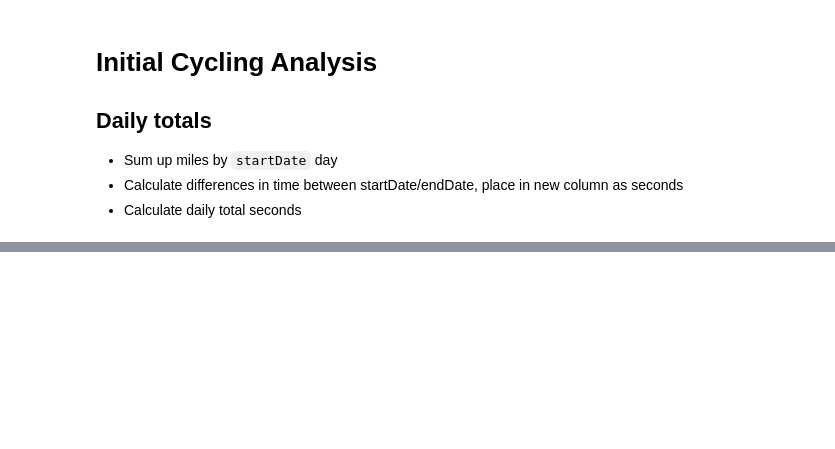
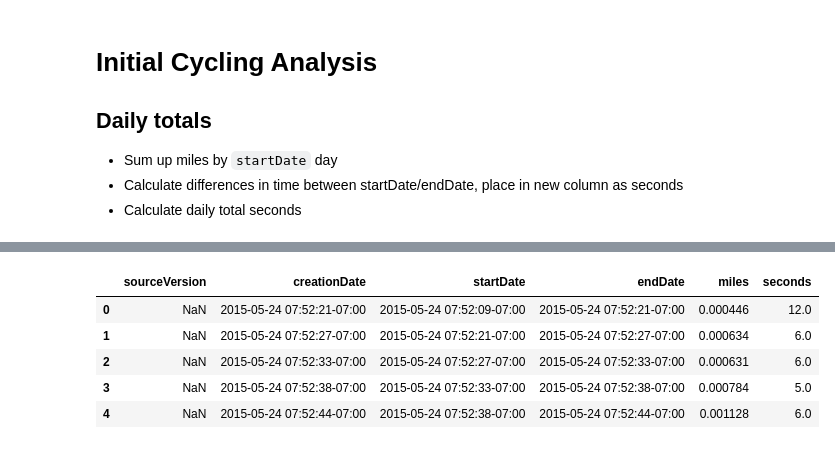
Before and after one commit to bkdevart/health_data, a Jupyter notebook: cycling_analysis.ipynb, the cells around one changed output, grey strips where cells are left out. Saved outputs shown, nothing was run; the diff lists cells and outputs as text; code cells hidden in the pictures; blank space fills up the shorter version.

```diff
--- a/cycling_analysis.ipynb
+++ b/cycling_analysis.ipynb
@@ -20,0 +66,9 @@ df.head()
+# %%
+df.head()
+# %% [output]
+|  | sourceVersion | creationDate | startDate | endDate | miles | seconds |
+| 0 | NaN | 2015-05-24 07:52:21-07:00 | 2015-05-24 07:52:09-07:00 | 2015-05-24 07:52:21-07:00 | 0.000446 | 12.0 |
+| 1 | NaN | 2015-05-24 07:52:27-07:00 | 2015-05-24 07:52:21-07:00 | 2015-05-24 07:52:27-07:00 | 0.000634 | 6.0 |
+| 2 | NaN | 2015-05-24 07:52:33-07:00 | 2015-05-24 07:52:27-07:00 | 2015-05-24 07:52:33-07:00 | 0.000631 | 6.0 |
+| 3 | NaN | 2015-05-24 07:52:38-07:00 | 2015-05-24 07:52:33-07:00 | 2015-05-24 07:52:38-07:00 | 0.000784 | 5.0 |
+| 4 | NaN | 2015-05-24 07:52:44-07:00 | 2015-05-24 07:52:38-07:00 | 2015-05-24 07:52:44-07:00 | 0.001128 | 6.0 |
```
Also changed, not shown: parts of 9 cells of this notebook, 3 other files.
